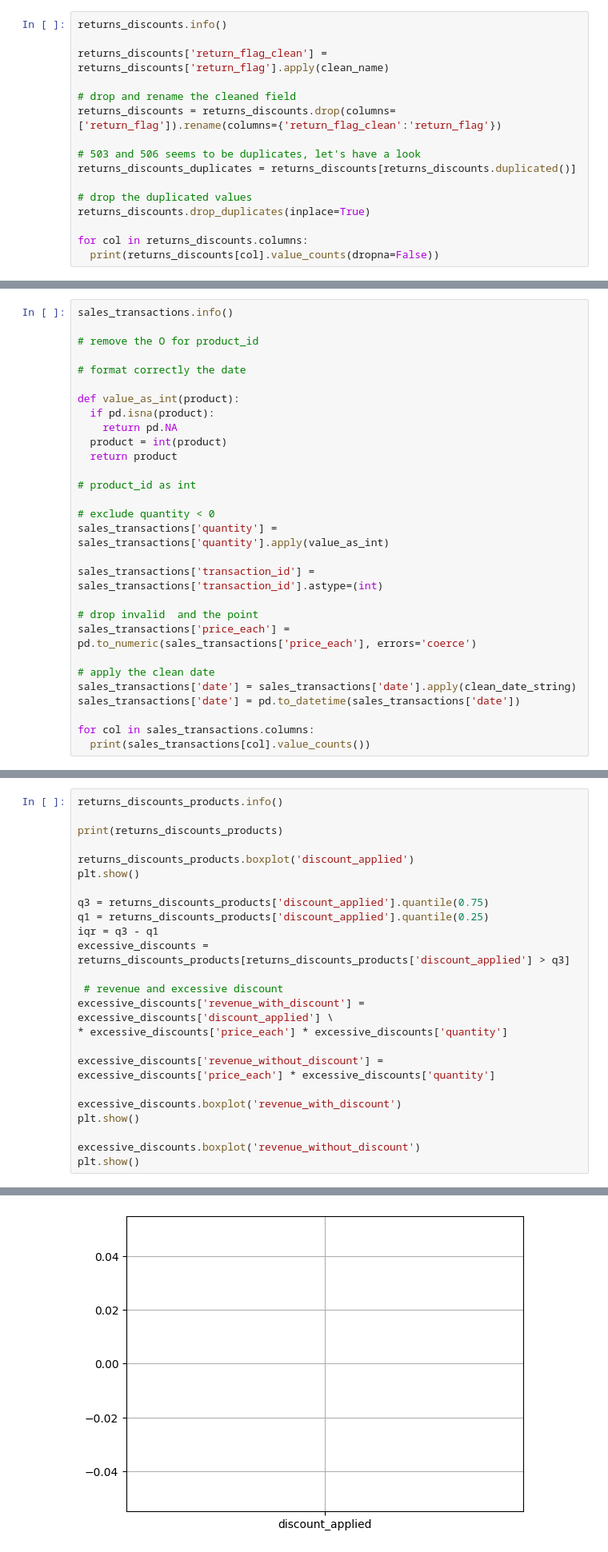
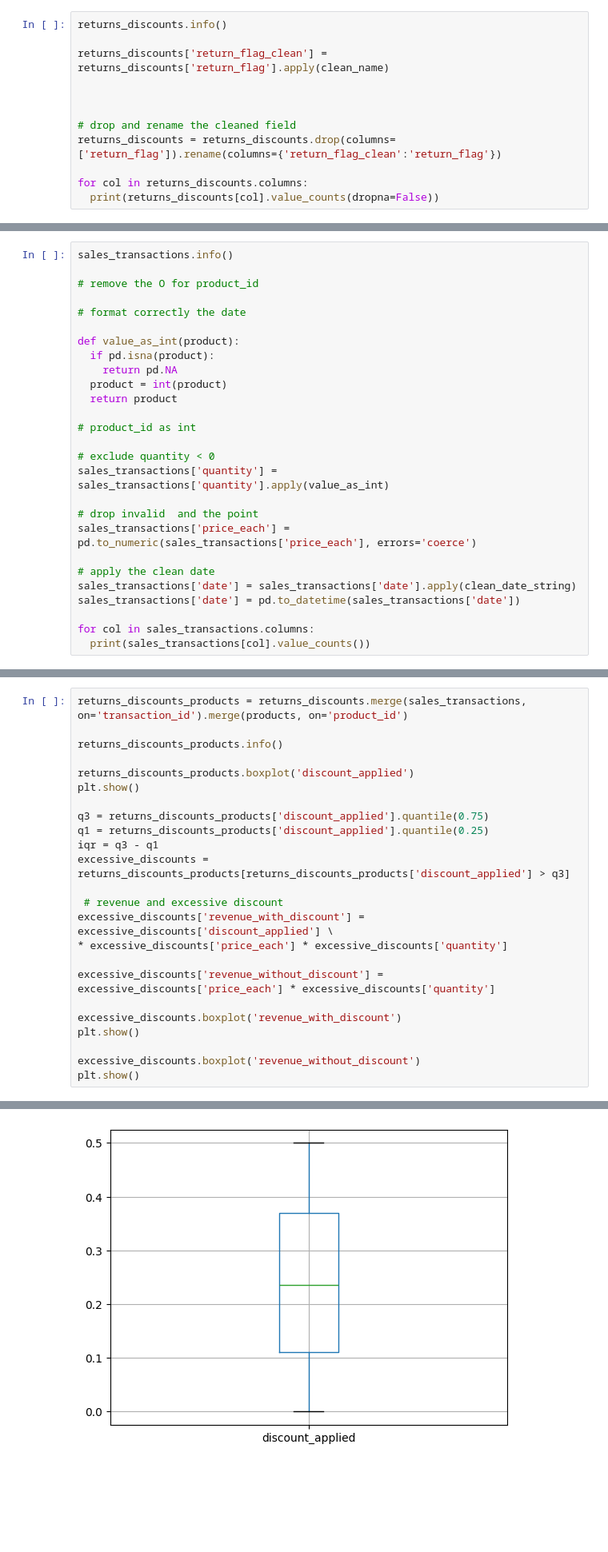
Before and after one commit to cedizen/sales-project, a Jupyter notebook: sales_projects.ipynb, the cells around one changed output, grey strips where cells are left out. Shown at 80% size. Cells and saved outputs as stored; diff of their text form; blank space fills up the shorter version.

```diff
--- a/sales_projects.ipynb
+++ b/sales_projects.ipynb
@@ -151,15 +153,11 @@ returns_discounts.info()
 
 returns_discounts['return_flag_clean'] = returns_discounts['return_flag'].apply(clean_name)
 
+
+
 # drop and rename the cleaned field
 returns_discounts = returns_discounts.drop(columns=['return_flag']).rename(columns={'return_flag_clean':'return_flag'})
 
-# 503 and 506 seems to be duplicates, let's have a look
-returns_discounts_duplicates = returns_discounts[returns_discounts.duplicated()]
-
-# drop the duplicated values
-returns_discounts.drop_duplicates(inplace=True)
-
 for col in returns_discounts.columns:
   print(returns_discounts[col].value_counts(dropna=False))
 # %% [output]
@@ -200,8 +198,6 @@ def value_as_int(product):
 # exclude quantity < 0
 sales_transactions['quantity'] = sales_transactions['quantity'].apply(value_as_int)
 
-sales_transactions['transaction_id'] = sales_transactions['transaction_id'].astype=(int)
-
 # drop invalid  and the point
 sales_transactions['price_each'] = pd.to_numeric(sales_transactions['price_each'], errors='coerce')
 
@@ -631,9 +683,9 @@ Data columns (total 13 columns):
 # %% [markdown]
 # Assess revenue lost to returns and excessive discounts
 # %%
+returns_discounts_products = returns_discounts.merge(sales_transactions, on='transaction_id').merge(products, on='product_id')
+
 returns_discounts_products.info()
-
-print(returns_discounts_products)
 
 returns_discounts_products.boxplot('discount_applied')
 plt.show()
@@ -675 +728 @@ Index: []
-[figure, old version]
+[figure, new version]
```
Also changed, not shown: parts of 21 cells of this notebook.
